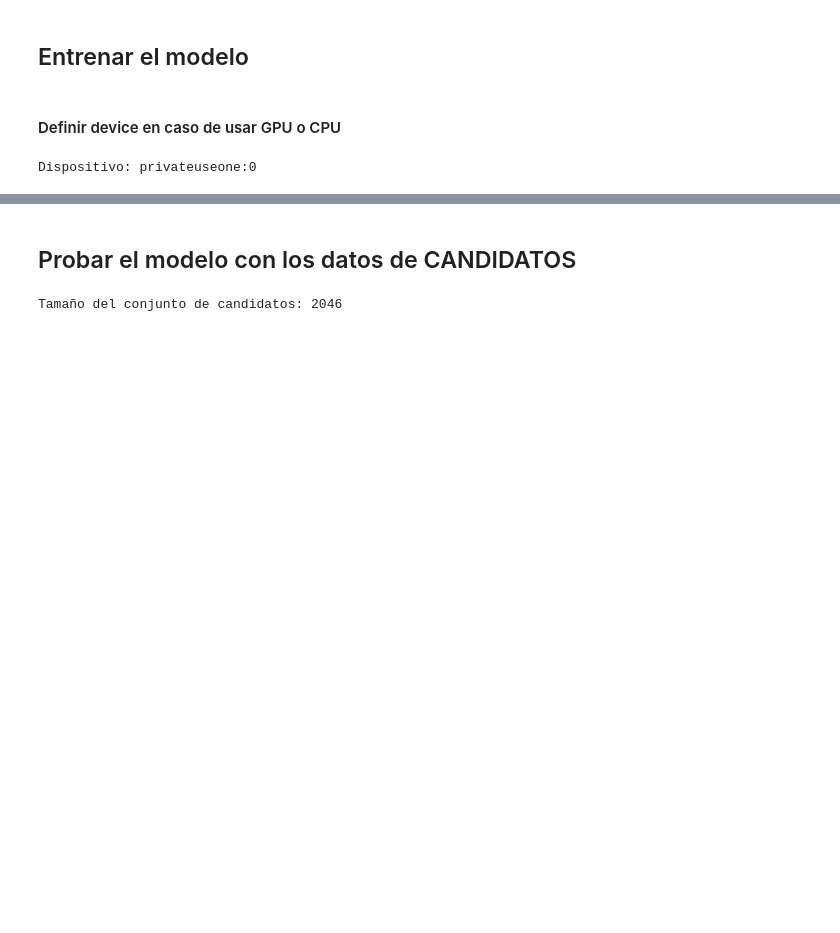
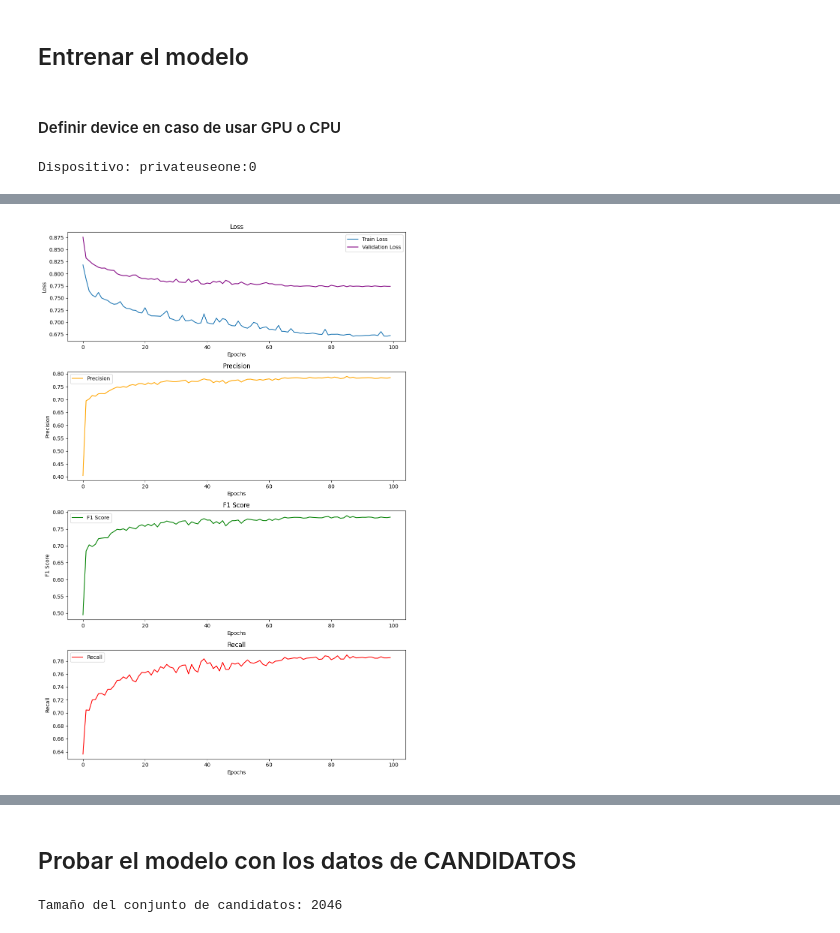
Before and after one commit to zmadru/ExoPlanet-Detection, a Jupyter notebook: Shallue_compactoWL.ipynb, the cells around one changed output, grey strips where cells are left out. Cells and saved outputs as stored; diff of their text form; code cells hidden in the pictures; blank space fills up the shorter version.

```diff
--- a/Shallue_compactoWL.ipynb
+++ b/Shallue_compactoWL.ipynb
@@ -76,8 +76,8 @@ class ShallueModel(nn.Module):
 
         # Calcular automáticamente el número de features resultantes de la concatenación
         with torch.no_grad():
-            dummy_global = torch.zeros(1, 2, self.global_size)
-            dummy_local = torch.zeros(1, 2, self.local_size)
+            dummy_global = torch.zeros(1, c_in, self.global_size)
+            dummy_local = torch.zeros(1, c_in, self.local_size)
             out_global  = self.conv_global(dummy_global)
             out_local   = self.conv_local(dummy_local)
 
@@ -114,7 +114,7 @@ class ShallueModel(nn.Module):
             return torch.sigmoid(x)
 
 class ShallueModel2D(nn.Module):
-    def __init__(self, global_size=2001, local_size=201, num_classes=2):
+    def __init__(self, global_size=2001, local_size=201, num_classes=2, wavelet_levels=[]):
         super().__init__()
         self.global_size = global_size
         self.local_size = local_size
@@ -124,7 +124,11 @@ class ShallueModel2D(nn.Module):
             print("Binary classification → sigmoid output")
         else:
             print("Multi-class classification → softmax output")
-
+        if len(wavelet_levels) > 0:
+            print(f"Wavelet levels: {wavelet_levels}")
+            c_in = len(wavelet_levels) * 2
+        else:
+            c_in = 2
         # --------------------------------------------------
         # Branch para la señal global, reformulada como "imagen" 2×L
         # --------------------------------------------------
@@ -183,8 +187,8 @@ class ShallueModel2D(nn.Module):
         # --------------------------------------------------
         with torch.no_grad():
             # Dummy de forma [batch=1, canales=1, altura=2, ancho=global_size]
-            dg = torch.zeros(1, 1, 2, self.global_size)
-            dl = torch.zeros(1, 1, 2, self.local_size)
+            dg = torch.zeros(1, 1, c_in, self.global_size)
+            dl = torch.zeros(1, 1, c_in, self.local_size)
 
             og = self.conv_global(dg)
             ol = self.conv_local(dl)
@@ -554,7 +595,7 @@ else:
     loss_fn = nn.BCEWithLogitsLoss(pos_weight=fraction) # para clasificación binaria con sigmoid
     # loss_fn = FocalLoss(gamma=2.0, alpha=0.25) # para clasificación binaria con sigmoid y focal loss
 
-model = ShallueModel2D(global_size=2001, local_size=201, num_classes=n_classes).to(device)
+model = ShallueModel2D(global_size=2001, local_size=201, num_classes=n_classes, wavelet_levels=wavelet_levels).to(device)
 # if input("¿Quieres inicializar el modelo? (s/n): ").lower() == 's':
 #     try:
 #         model.load_state_dict(torch.load('models/Shallue_model.pth'))
@@ -755,3 +779,31 @@ Epoch 00086: reducing learning rate of group 0 to 6.2500e-06.
+# %%
+# plot the loss, precision, f1 and recall graphs
+fig, axs = plt.subplots(4, 1, figsize=(10, 15))
+axs[0].plot(loss_train_list, label='Train Loss')
+axs[0].plot(loss_val_list, label='Validation Loss', color='purple')
+axs[0].set_title('Loss')
+axs[0].set_xlabel('Epochs')
+axs[0].set_ylabel('Loss')
+axs[0].legend()
+axs[1].plot(precision_list, label='Precision', color='orange')
+axs[1].set_title('Precision')
+axs[1].set_xlabel('Epochs')
+axs[1].set_ylabel('Precision')
+axs[1].legend()
+axs[2].plot(f1_list, label='F1 Score', color='green')
+axs[2].set_title('F1 Score')
+axs[2].set_xlabel('Epochs')
+axs[2].set_ylabel('F1 Score')
+axs[2].legend()
+axs[3].plot(recall_list, label='Recall', color='red')
+axs[3].set_title('Recall')
+axs[3].set_xlabel('Epochs')
+axs[3].set_ylabel('Recall')
+axs[3].legend()
+plt.tight_layout()
+plt.show()
+# %% [output]
+[figure, added]
 # %%
 torch.save(model.state_dict(), 'models/Shallue_model_93-76-81.pth')
 # %%
```
Also changed, not shown: parts of 5 cells of this notebook.
